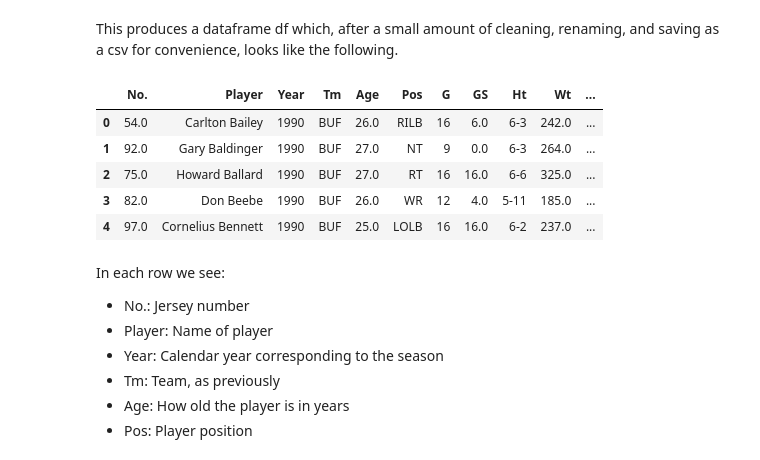
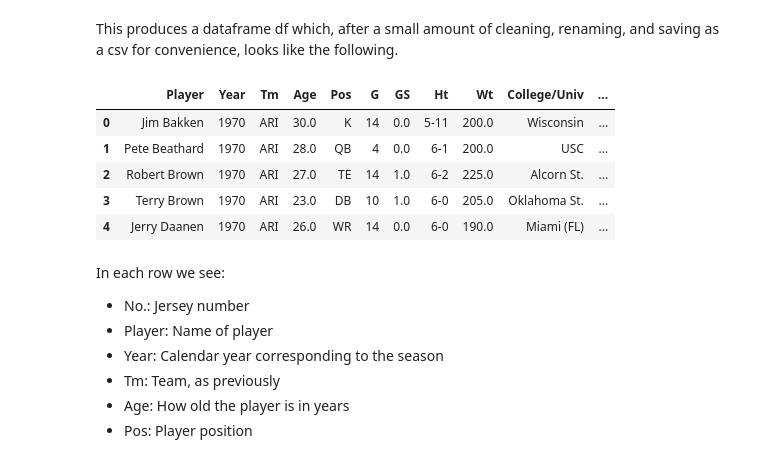
Before and after one commit to crdurham/nfl_playoff_predictor, a Jupyter notebook: notebooks/NFL_Playoff_Classification_clean.ipynb, the cells around one changed output. Drawn from its saved outputs; the diff is of its cells as text; code cells hidden in the pictures.

```diff
--- a/notebooks/NFL_Playoff_Classification_clean.ipynb
+++ b/notebooks/NFL_Playoff_Classification_clean.ipynb
@@ -112,19 +110,19 @@ Next, to gain more information about each team and the constitution of their ros
 # %% [markdown]
 This produces a dataframe df which, after a small amount of cleaning, renaming, and saving as a csv for convenience, looks like the following.
 # %%
-nfl_rosters = pd.read_csv('/content/drive/MyDrive/nfl_rosters.csv')
-NFL_rosters = nfl_rosters[['No.', 'Player', 'Year', 'Tm', 'Age', 'Pos', 'G', 'GS', 'Ht', 'Wt', 'College/Univ', 'BirthDate', 'Yrs', 'AV', 'Drafted (tm/rnd/yr)' ]]
+nfl_rosters = pd.read_csv('/Users/coledurham/Documents/nfl_playoff_predictor/data/NFL_rosters.csv')
+NFL_rosters = nfl_rosters[['Player', 'Year', 'Tm', 'Age', 'Pos', 'G', 'GS', 'Ht', 'Wt', 'College/Univ', 'BirthDate', 'Yrs', 'AV', 'Drafted (tm/rnd/yr)' ]]
 # Replacing 'Rook' with 0 in the 'Yrs' column
 NFL_rosters.loc[NFL_rosters["Yrs"] == "Rook", "Yrs"] = '0'
 NFL_rosters
 NFL_rosters.head()
 # %% [output]
-|  | No. | Player | Year | Tm | Age | Pos | G | GS | Ht | Wt | ... |
-| 0 | 54.0 | Carlton Bailey | 1990 | BUF | 26.0 | RILB | 16 | 6.0 | 6-3 | 242.0 | ... |
-| 1 | 92.0 | Gary Baldinger | 1990 | BUF | 27.0 | NT | 9 | 0.0 | 6-3 | 264.0 | ... |
-| 2 | 75.0 | Howard Ballard | 1990 | BUF | 27.0 | RT | 16 | 16.0 | 6-6 | 325.0 | ... |
-| 3 | 82.0 | Don Beebe | 1990 | BUF | 26.0 | WR | 12 | 4.0 | 5-11 | 185.0 | ... |
-| 4 | 97.0 | Cornelius Bennett | 1990 | BUF | 25.0 | LOLB | 16 | 16.0 | 6-2 | 237.0 | ... |
+|  | Player | Year | Tm | Age | Pos | G | GS | Ht | Wt | College/Univ | ... |
+| 0 | Jim Bakken | 1970 | ARI | 30.0 | K | 14 | 0.0 | 5-11 | 200.0 | Wisconsin | ... |
+| 1 | Pete Beathard | 1970 | ARI | 28.0 | QB | 4 | 0.0 | 6-1 | 200.0 | USC | ... |
+| 2 | Robert Brown | 1970 | ARI | 27.0 | TE | 14 | 1.0 | 6-2 | 225.0 | Alcorn St. | ... |
+| 3 | Terry Brown | 1970 | ARI | 23.0 | DB | 10 | 1.0 | 6-0 | 205.0 | Oklahoma St. | ... |
+| 4 | Jerry Daanen | 1970 | ARI | 26.0 | WR | 14 | 0.0 | 6-0 | 190.0 | Miami (FL) | ... |
 # %% [markdown]
 In each row we see:
 * No.: Jersey number
```
Also changed, not shown: parts of 10 cells of this notebook, 2 other files.
